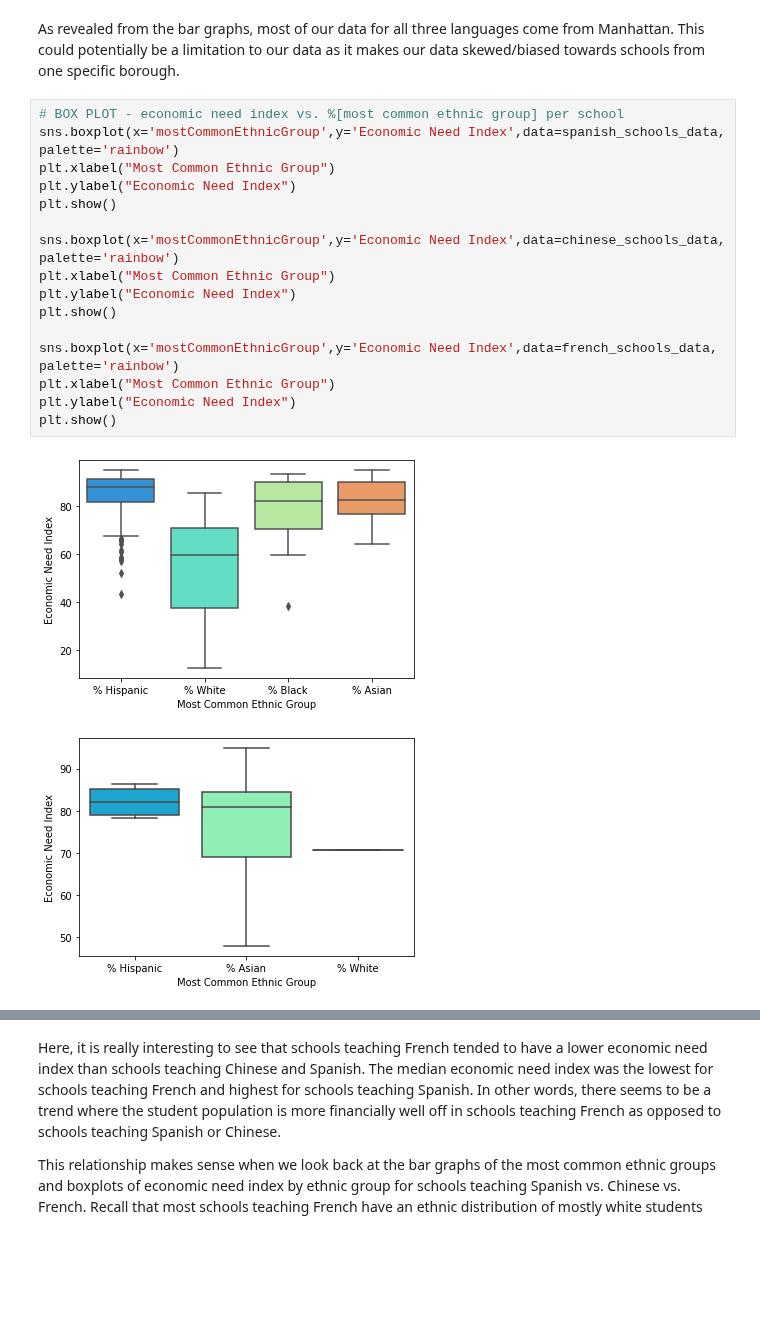
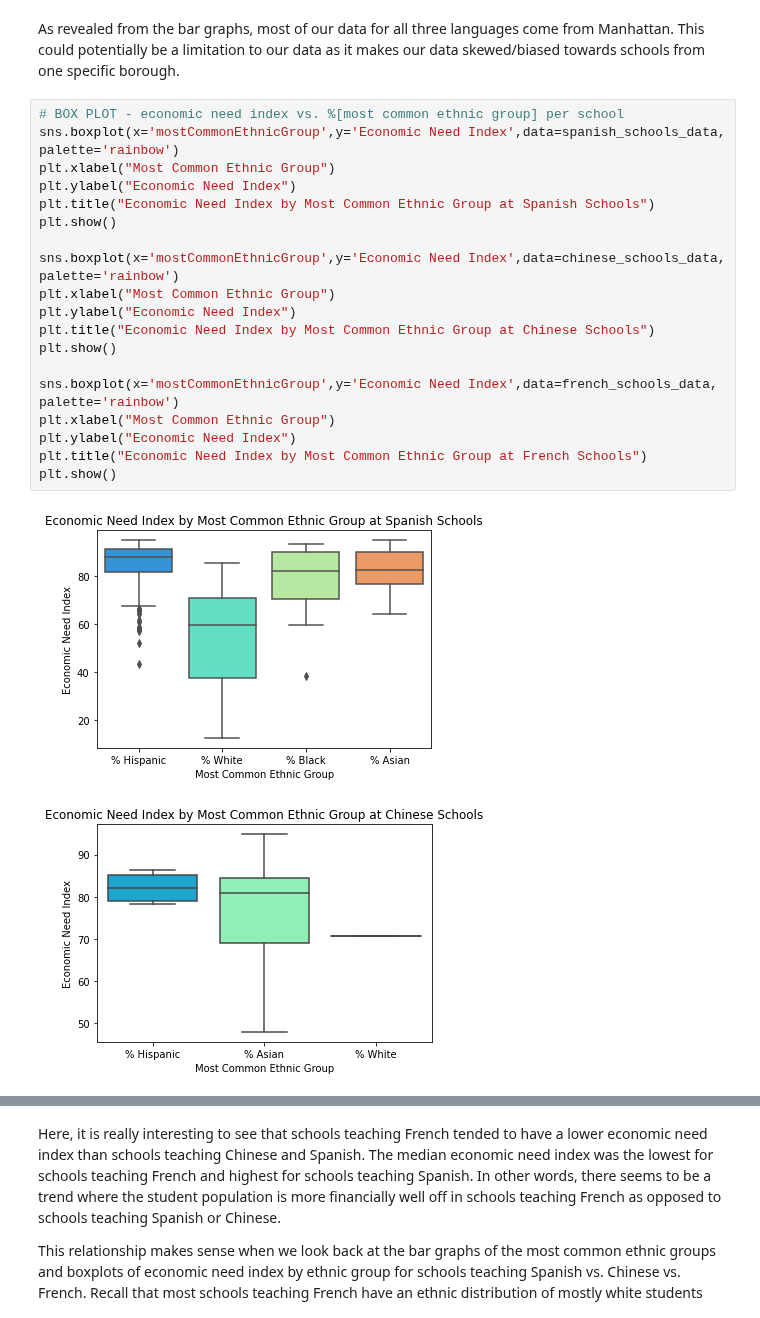
Before and after one commit to gaby-chu/info2950, a Jupyter notebook: project/FINAL_SUBMISSION.ipynb, the cells around one changed output, grey strips where cells are left out. Cells and saved outputs as stored; diff of their text form; blank space fills up the shorter version.

```diff
--- a/project/FINAL_SUBMISSION.ipynb
+++ b/project/FINAL_SUBMISSION.ipynb
@@ -732,19 +740,22 @@ As revealed from the bar graphs, most of our data for all three languages come f
 # %%
 # BOX PLOT - economic need index vs. %[most common ethnic group] per school
 sns.boxplot(x='mostCommonEthnicGroup',y='Economic Need Index',data=spanish_schools_data, palette='rainbow')
 plt.xlabel("Most Common Ethnic Group")
 plt.ylabel("Economic Need Index")
+plt.title("Economic Need Index by Most Common Ethnic Group at Spanish Schools")
 plt.show()
 
 sns.boxplot(x='mostCommonEthnicGroup',y='Economic Need Index',data=chinese_schools_data, palette='rainbow')
 plt.xlabel("Most Common Ethnic Group")
 plt.ylabel("Economic Need Index")
+plt.title("Economic Need Index by Most Common Ethnic Group at Chinese Schools")
 plt.show()
 
 sns.boxplot(x='mostCommonEthnicGroup',y='Economic Need Index',data=french_schools_data, palette='rainbow')
 plt.xlabel("Most Common Ethnic Group")
 plt.ylabel("Economic Need Index")
+plt.title("Economic Need Index by Most Common Ethnic Group at French Schools")
 plt.show()
 # %% [output]
-[figure, old version]
+[figure, new version]
-[figure, old version]
+[figure, new version]
```
Also changed, not shown: parts of 19 cells of this notebook.
